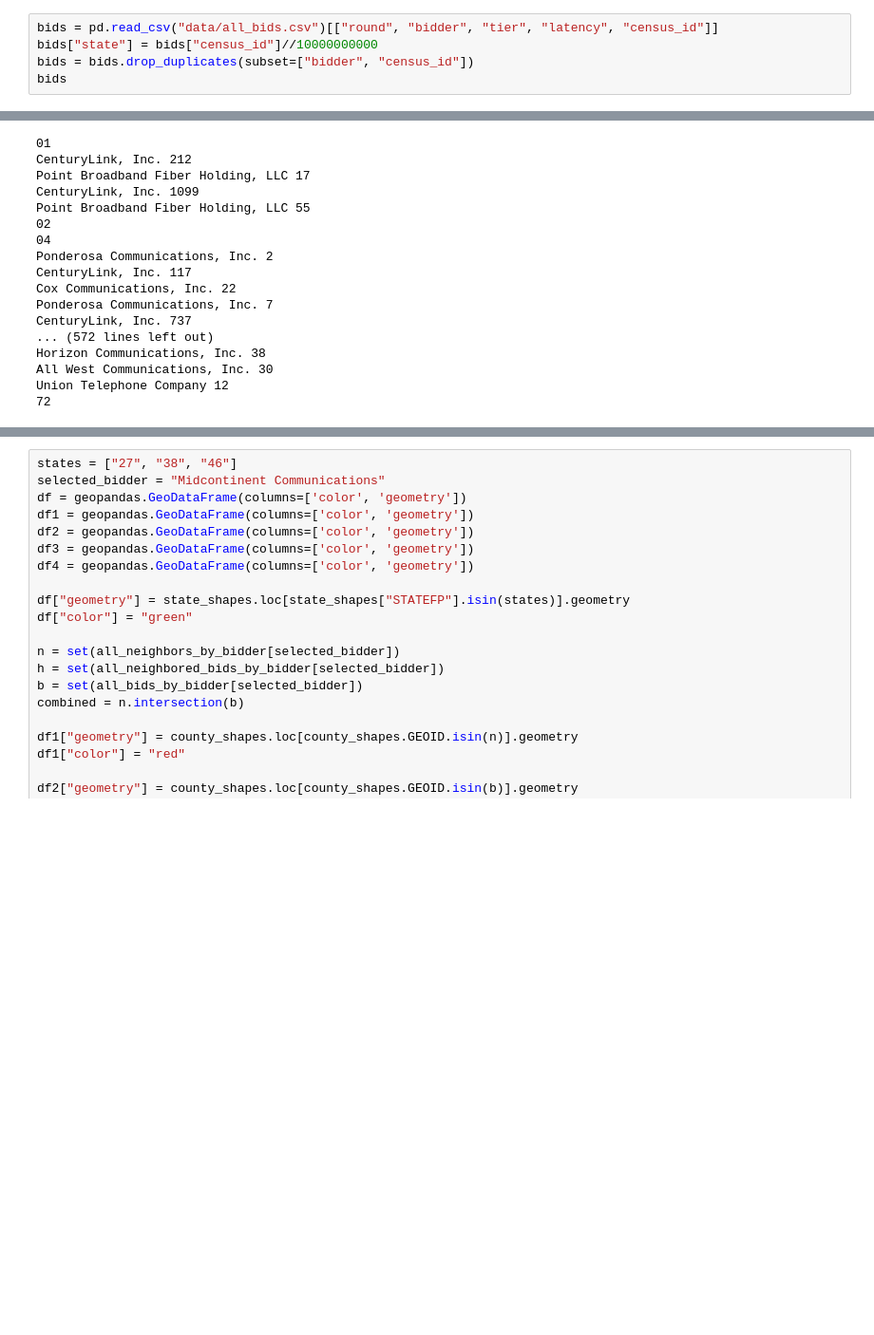
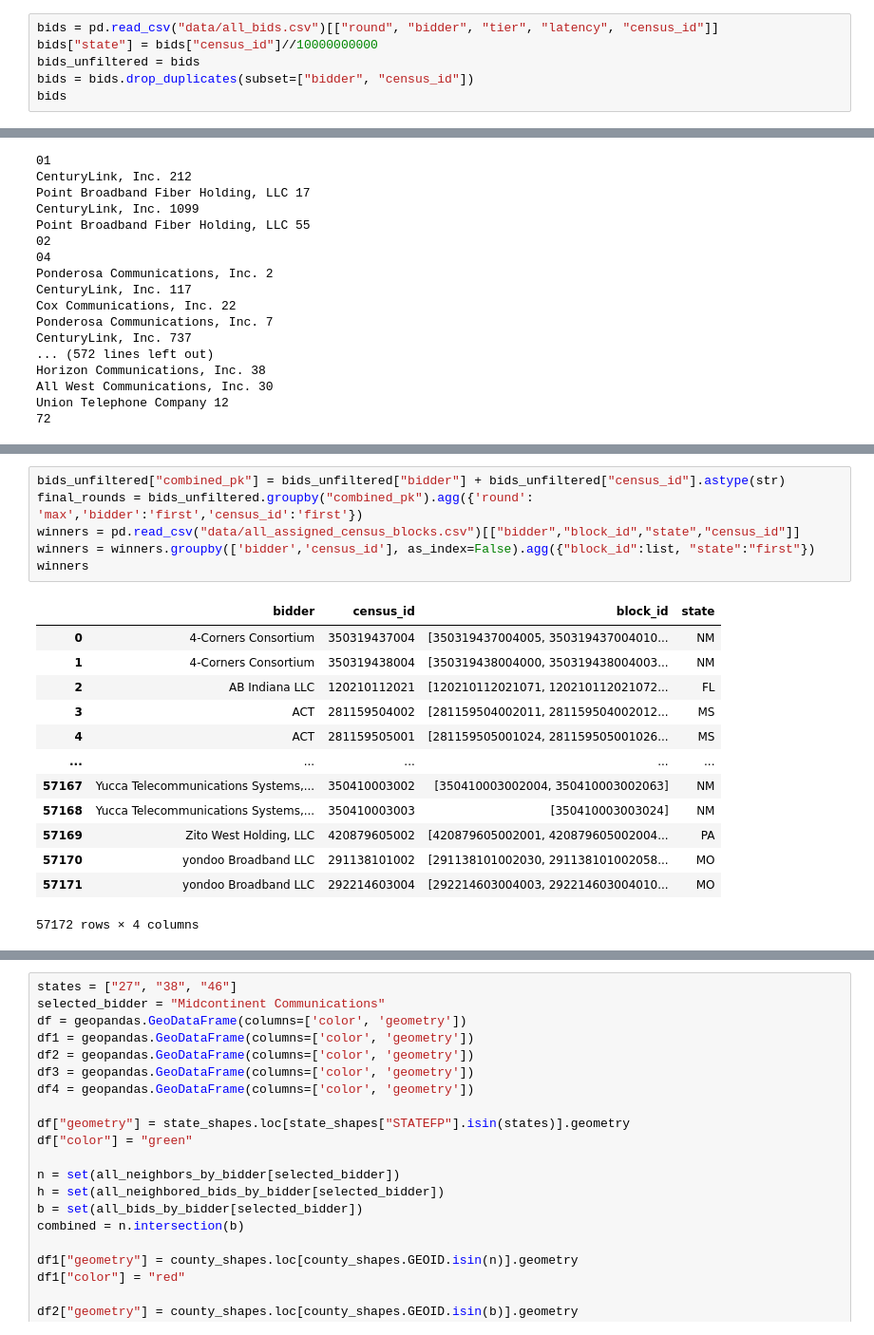
Before and after one commit to PrathamSoni/FCC904, a Jupyter notebook: neighbors.ipynb, the cells around one changed output, grey strips where cells are left out. Shown at 95% size. Cells and saved outputs as stored; diff of their text form; blank space fills up the shorter version.

Commit message:
updated tables

```diff
--- a/neighbors.ipynb
+++ b/neighbors.ipynb
@@ -9,6 +9,7 @@ import matplotlib.pyplot as plt
 # %%
 bids = pd.read_csv("data/all_bids.csv")[["round", "bidder", "tier", "latency", "census_id"]]
 bids["state"] = bids["census_id"]//10000000000
+bids_unfiltered = bids
 bids = bids.drop_duplicates(subset=["bidder", "census_id"])
 bids
 # %% [output]
@@ -277,6 +277,26 @@ geopandas.GeoDataFrame(df).plot(column= "num_existing",ax=ax, legend=True, figsi
 # %% [output]
 <AxesSubplot:>
 [figure]
+# %%
+bids_unfiltered["combined_pk"] = bids_unfiltered["bidder"] + bids_unfiltered["census_id"].astype(str)
+final_rounds = bids_unfiltered.groupby("combined_pk").agg({'round': 'max','bidder':'first','census_id':'first'})
+winners = pd.read_csv("data/all_assigned_census_blocks.csv")[["bidder","block_id","state","census_id"]]
+winners = winners.groupby(['bidder','census_id'], as_index=False).agg({"block_id":list, "state":"first"})
+winners
+# %% [output]
+|  | bidder | census_id | block_id | state |
+| 0 | 4-Corners Consortium | 350319437004 | [350319437004005, 350319437004010... | NM |
+| 1 | 4-Corners Consortium | 350319438004 | [350319438004000, 350319438004003... | NM |
+| 2 | AB Indiana LLC | 120210112021 | [120210112021071, 120210112021072... | FL |
+| 3 | ACT | 281159504002 | [281159504002011, 281159504002012... | MS |
+| 4 | ACT | 281159505001 | [281159505001024, 281159505001026... | MS |
+| ... | ... | ... | ... | ... |
+| 57167 | Yucca Telecommunications Systems,... | 350410003002 | [350410003002004, 350410003002063] | NM |
+| 57168 | Yucca Telecommunications Systems,... | 350410003003 | [350410003003024] | NM |
+| 57169 | Zito West Holding, LLC | 420879605002 | [420879605002001, 420879605002004... | PA |
+| 57170 | yondoo Broadband LLC | 291138101002 | [291138101002030, 291138101002058... | MO |
+| 57171 | yondoo Broadband LLC | 292214603004 | [292214603004003, 292214603004010... | MO |
+57172 rows × 4 columns
 # %%
 def explode_processed_bids(processed_bid_dict):
     list_of_rows = []
```
Also changed, not shown: parts of 9 cells of this notebook, 5 other files.
